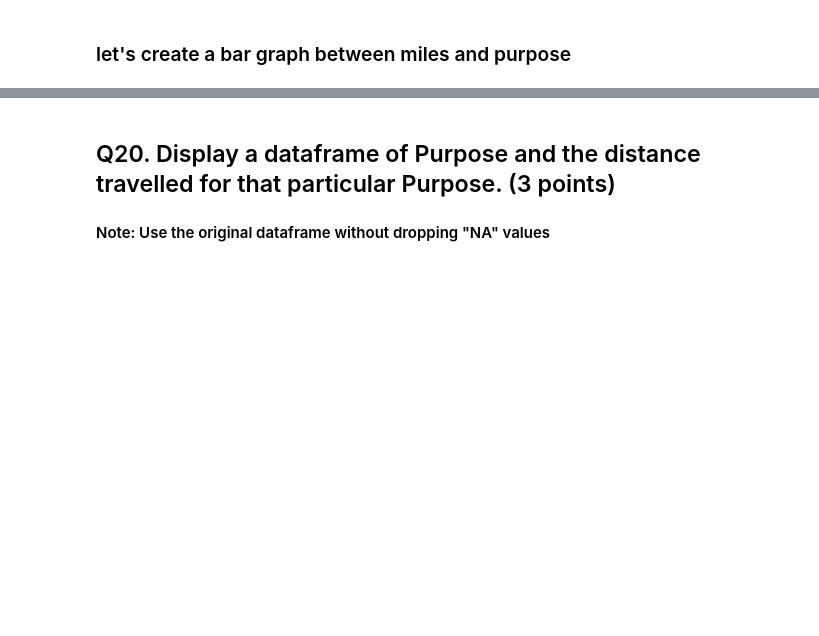
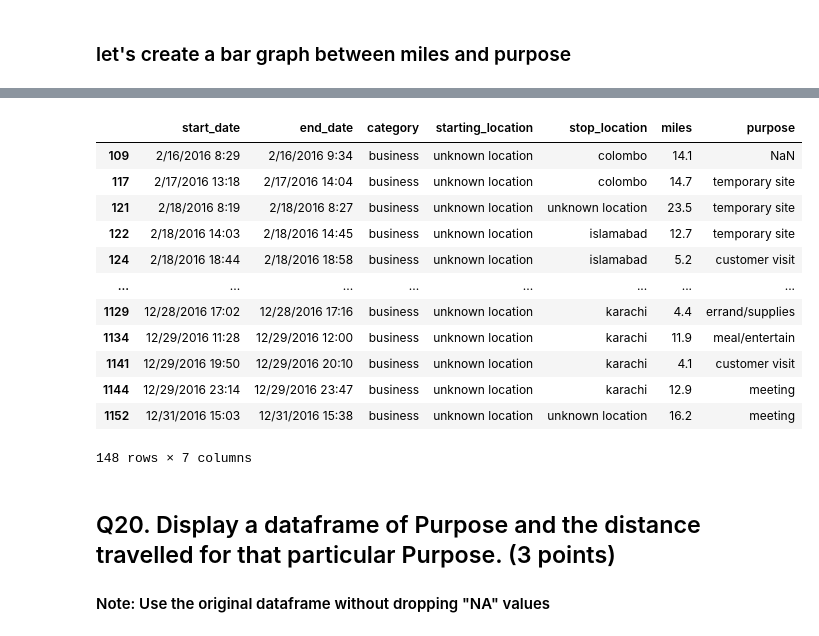
Before and after one commit to shubhanalytics/PGPDSBA-Projects, a Jupyter notebook: Proj.01 - Python for Data Analysis/Uber Drive.ipynb, the cells around one changed output, grey strips where cells are left out. Drawn from its saved outputs; the diff is of its cells as text; code cells hidden in the pictures; blank space fills up the shorter version.

```diff
--- a/Proj.01 - Python for Data Analysis/Uber Drive.ipynb
+++ b/Proj.01 - Python for Data Analysis/Uber Drive.ipynb
@@ -311,3 +324,19 @@ df.groupby(['purpose']).sum()
+# %%
+df.loc[df['starting_location'] == 'unknown location']
+# %% [output]
+|  | start_date | end_date | category | starting_location | stop_location | miles | purpose |
+| 109 | 2/16/2016 8:29 | 2/16/2016 9:34 | business | unknown location | colombo | 14.1 | NaN |
+| 117 | 2/17/2016 13:18 | 2/17/2016 14:04 | business | unknown location | colombo | 14.7 | temporary site |
+| 121 | 2/18/2016 8:19 | 2/18/2016 8:27 | business | unknown location | unknown location | 23.5 | temporary site |
+| 122 | 2/18/2016 14:03 | 2/18/2016 14:45 | business | unknown location | islamabad | 12.7 | temporary site |
+| 124 | 2/18/2016 18:44 | 2/18/2016 18:58 | business | unknown location | islamabad | 5.2 | customer visit |
+| ... | ... | ... | ... | ... | ... | ... | ... |
+| 1129 | 12/28/2016 17:02 | 12/28/2016 17:16 | business | unknown location | karachi | 4.4 | errand/supplies |
+| 1134 | 12/29/2016 11:28 | 12/29/2016 12:00 | business | unknown location | karachi | 11.9 | meal/entertain |
+| 1141 | 12/29/2016 19:50 | 12/29/2016 20:10 | business | unknown location | karachi | 4.1 | customer visit |
+| 1144 | 12/29/2016 23:14 | 12/29/2016 23:47 | business | unknown location | karachi | 12.9 | meeting |
+| 1152 | 12/31/2016 15:03 | 12/31/2016 15:38 | business | unknown location | unknown location | 16.2 | meeting |
+148 rows × 7 columns
 # %%
 new_dataset = {'Airport/Travel':16.5, 'Between Offices':197.0, 'Charity($)':15.1, 'Commute':180.2, 'Customer Visit':2089.5,
               'Errand/Supplies':508.0, 'Meal/Entertain':911.7, 'Meeting':2851.3, 'Moving':18.2, 'Temporary Site':523.7}
```
Also changed, not shown: parts of 3 cells of this notebook.
